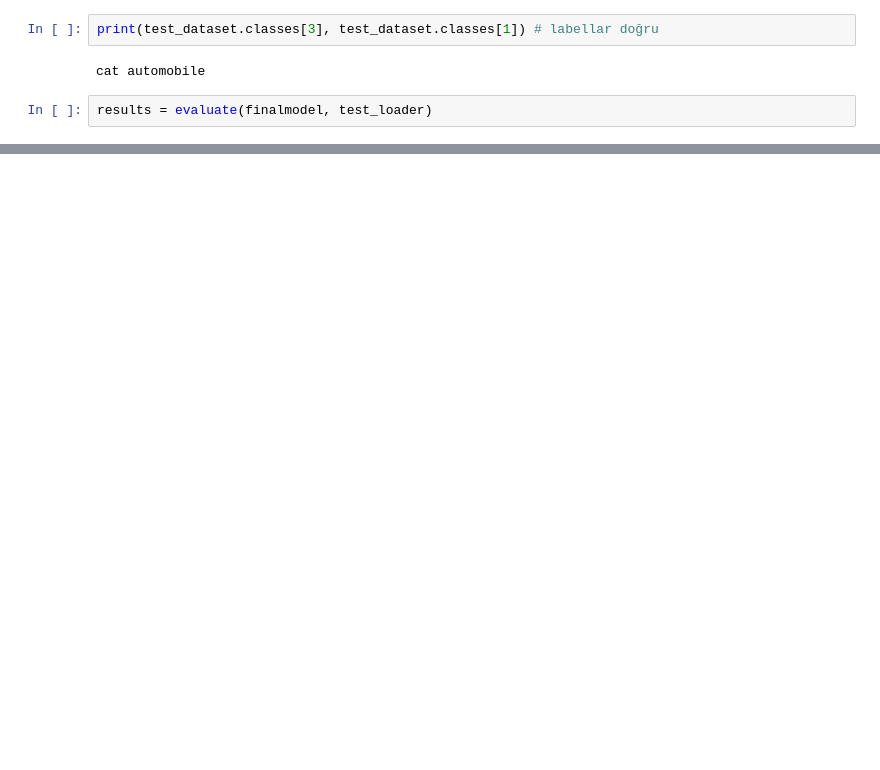
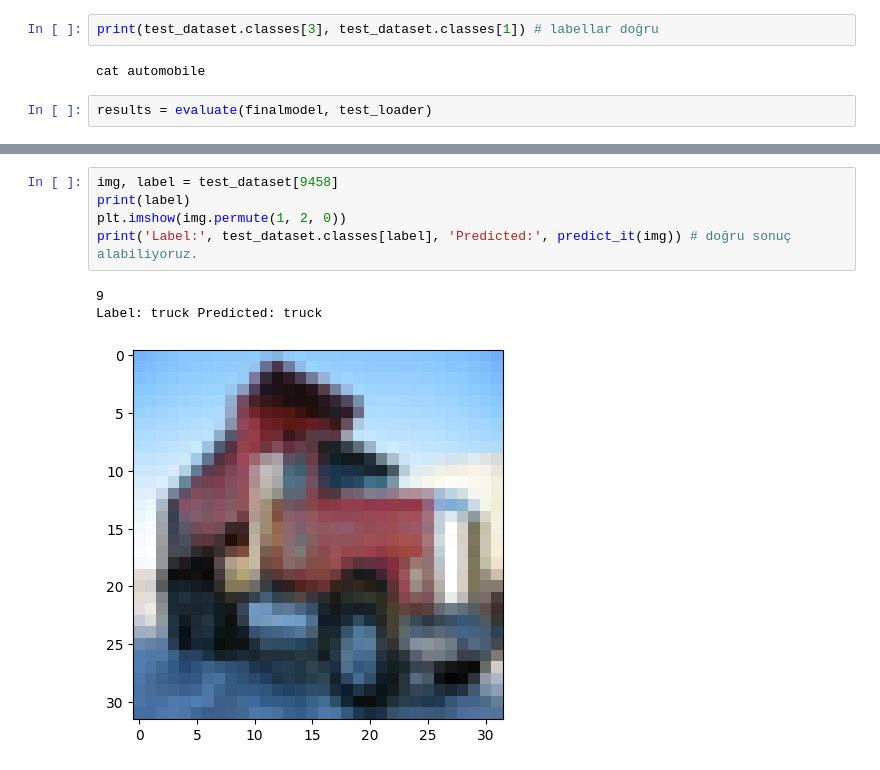
Before and after one commit to anilozcan35/videoprocessing, a Jupyter notebook: Hw2/three-fivelayerCNN.ipynb, the cells around one changed output, grey strips where cells are left out. Cells and saved outputs as stored; diff of their text form; blank space fills up the shorter version.

```diff
--- a/Hw2/three-fivelayerCNN.ipynb
+++ b/Hw2/three-fivelayerCNN.ipynb
@@ -643,0 +653,9 @@ Test Acc: 0.7187
+# %%
+img, label = test_dataset[9458]
+print(label)
+plt.imshow(img.permute(1, 2, 0))
+print('Label:', test_dataset.classes[label], 'Predicted:', predict_it(img)) # doğru sonuç alabiliyoruz.
+# %% [output]
+9
+Label: truck Predicted: truck
+[figure, added]
```
Also changed, not shown: parts of 19 cells of this notebook.
